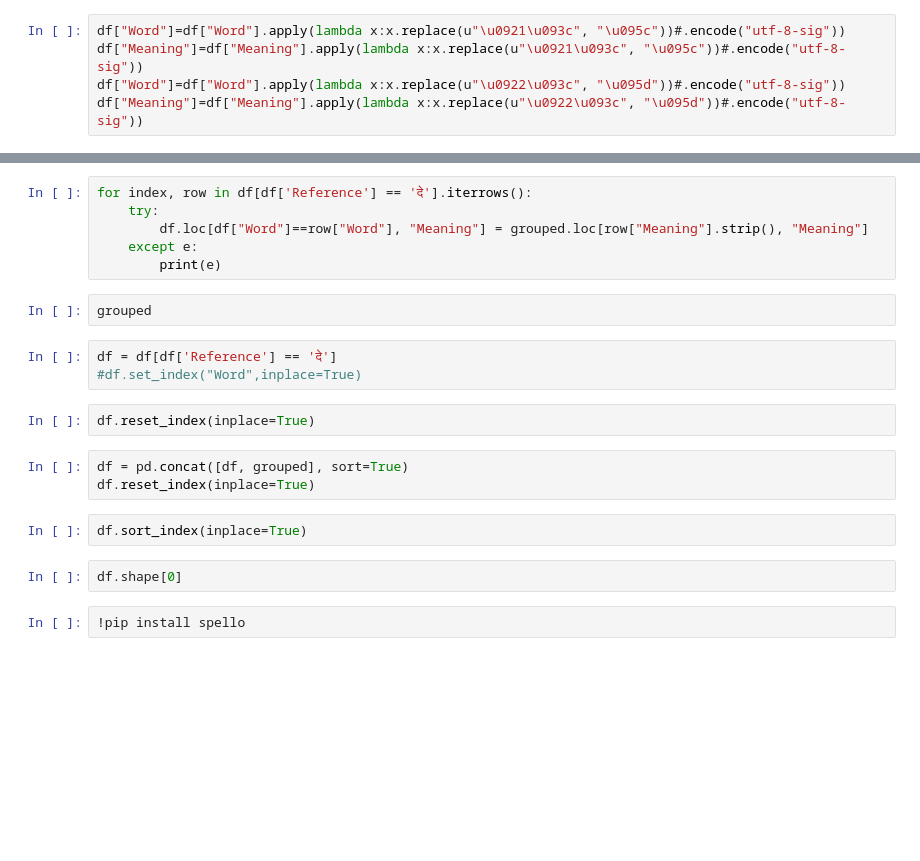
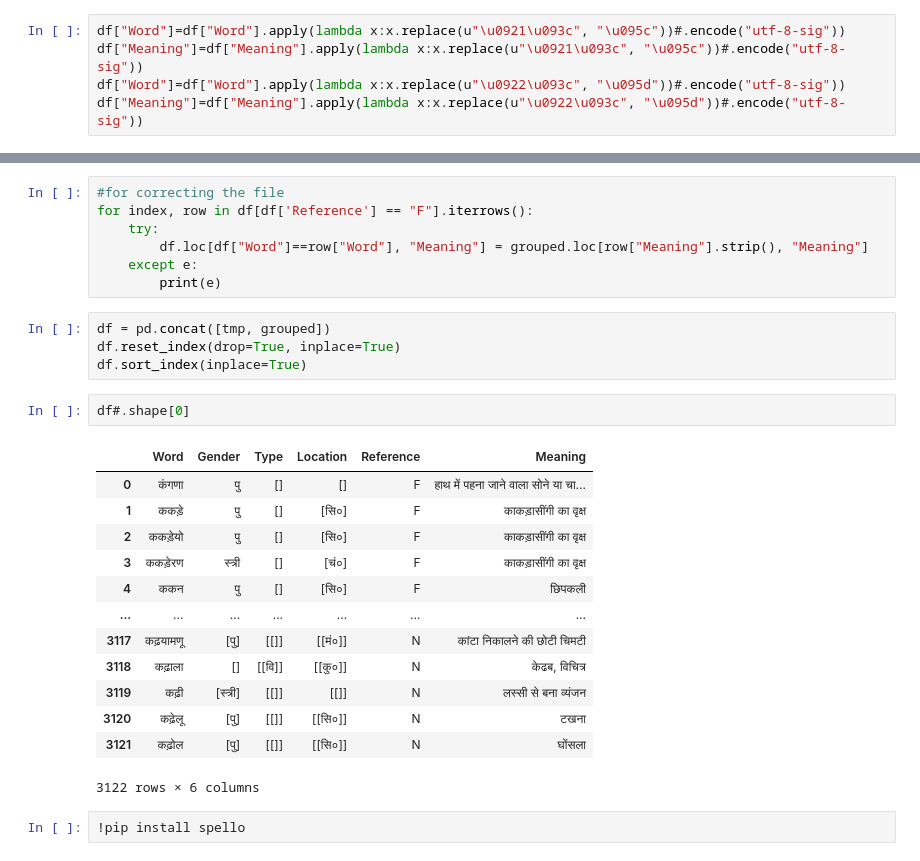
Before and after one commit to nik9hil/NLP-for-Regional-Languages, a Jupyter notebook: NLP for Regional Languages.ipynb, the cells around one changed output, grey strips where cells are left out. Saved outputs shown, nothing was run; the diff lists cells and outputs as text; blank space fills up the shorter version.

```diff
--- a/NLP for Regional Languages.ipynb
+++ b/NLP for Regional Languages.ipynb
@@ -128,23 +223,30 @@ grouped = grouped.set_index('Word')
 # %%
-for index, row in df[df['Reference'] == 'दे'].iterrows():
+#for correcting the file
+for index, row in df[df['Reference'] == "F"].iterrows():
     try:
         df.loc[df["Word"]==row["Word"], "Meaning"] = grouped.loc[row["Meaning"].strip(), "Meaning"]
     except e:
         print(e)
-# %%
-grouped
-# %%
-df = df[df['Reference'] == 'दे']
-#df.set_index("Word",inplace=True)
-# %%
-df.reset_index(inplace=True)
 # %%
-df = pd.concat([df, grouped], sort=True)
-df.reset_index(inplace=True)
+df = pd.concat([tmp, grouped])
+df.reset_index(drop=True, inplace=True)
+df.sort_index(inplace=True)
-# %%
-df.sort_index(inplace=True)
 # %%
-df.shape[0]
+df#.shape[0]
+# %% [output]
+|  | Word | Gender | Type | Location | Reference | Meaning |
+| 0 | कंगणा | पु | [] | [] | F | हाथ में पहना जाने वाला सोने या चा... |
+| 1 | ककड़े | पु | [] | [सि०] | F | काकड़ासींगी का वृक्ष |
+| 2 | ककड़ेयो | पु | [] | [सि०] | F | काकड़ासींगी का वृक्ष |
+| 3 | ककड़ेरण | स्त्री | [] | [चं०] | F | काकड़ासींगी का वृक्ष |
+| 4 | ककन | पु | [] | [सि०] | F | छिपकली |
+| ... | ... | ... | ... | ... | ... | ... |
+| 3117 | कढ़यामणू | [पु] | [[]] | [[मं०]] | N | कांटा निकालने की छोटी चिमटी |
+| 3118 | कढ़ाला | [] | [[वि]] | [[कु०]] | N | केढब, विचित्र |
+| 3119 | कढ़ी | [स्त्री] | [[]] | [[]] | N | लस्सी से बना व्यंजन |
+| 3120 | कढ़ेलू | [पु] | [[]] | [[सि०]] | N | टखना |
+| 3121 | कढ़ोल | [पु] | [[]] | [[सि०]] | N | घोंसला |
+3122 rows × 6 columns
 # %%
 !pip install spello
 # %%
```
Also changed, not shown: parts of 51 cells of this notebook.
